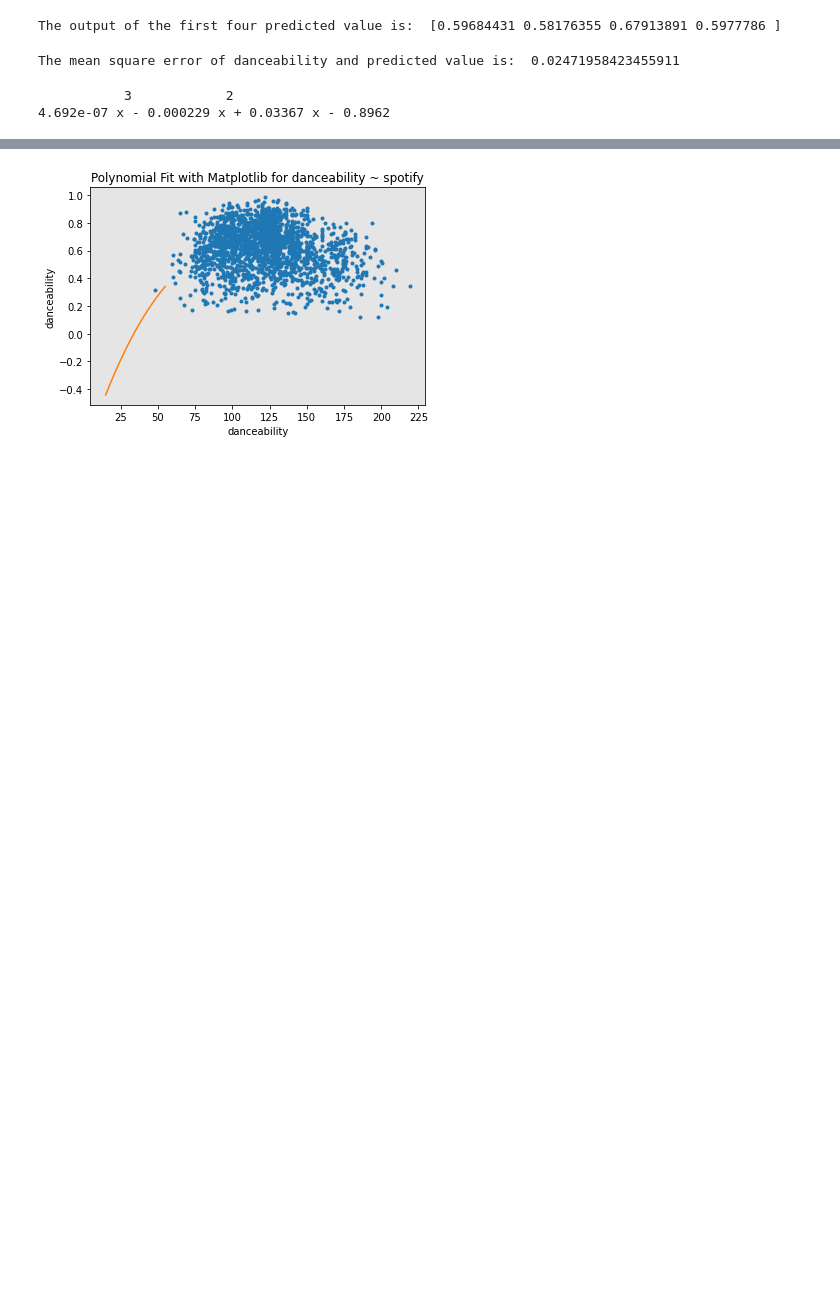
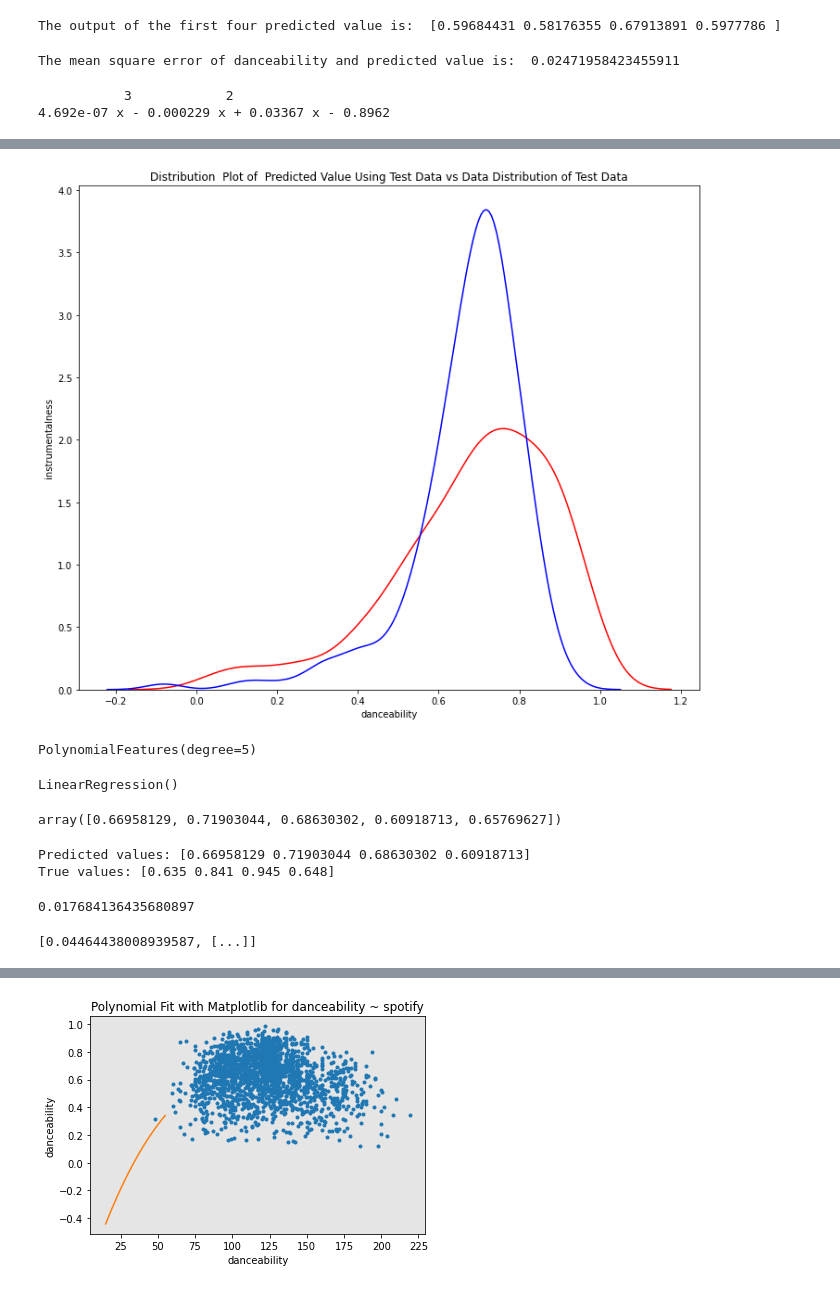
Before and after one commit to mateobivol/project-2, a Jupyter notebook: project_2_part_2.ipynb, the cells around one changed output, grey strips where cells are left out. Saved outputs shown, nothing was run; the diff lists cells and outputs as text; code cells hidden in the pictures; blank space fills up the shorter version.

```diff
--- a/project_2_part_2.ipynb
+++ b/project_2_part_2.ipynb
@@ -164,0 +276,3 @@ print(p)
+# %%
+yhat_test = lr.predict(x_test[['instrumentalness', 'danceability', 'loudness', 'tempo']])
+yhat_test[0:5]
@@ -164,0 +296,5 @@ print(p)
+# %%
+Title='Distribution  Plot of  Predicted Value Using Test Data vs Data Distribution of Test Data'
+DistributionPlot(y_test,yhat_test,"Actual Values (Test)","Predicted Values (Test)",Title)
+# %% [output]
+[figure, added]
@@ -164,0 +305,28 @@ print(p)
+# %%
+pr = PolynomialFeatures(degree=5)
+x_train_pr = pr.fit_transform(x_train[['danceability']])
+x_test_pr = pr.fit_transform(x_test[['danceability']])
+pr
+# %% [output]
+PolynomialFeatures(degree=5)
+# %%
+poly = LinearRegression()
+poly.fit(x_train_pr, y_train)
+# %% [output]
+LinearRegression()
+# %%
+yhat = poly.predict(x_test_pr)
+yhat[0:5]
+# %% [output]
+array([0.66958129, 0.71903044, 0.68630302, 0.60918713, 0.65769627])
+# %%
+print("Predicted values:", yhat[0:4])
+print("True values:", y_test[0:4].values)
+# %% [output]
+Predicted values: [0.66958129 0.71903044 0.68630302 0.60918713]
+True values: [0.635 0.841 0.945 0.648]
+# %%
+poly.score(x_train_pr, y_train)
+poly.score(x_test_pr, y_test)
+# %% [output]
+0.017684136435680897
@@ -164,0 +335,16 @@ print(p)
+# %%
+pr = PolynomialFeatures(degree=2)
+
+x_train_pr = pr.fit_transform(x_train[['danceability']])
+
+x_test_pr = pr.fit_transform(x_test[['danceability']])
+
+lr.fit(x_train_pr, y_train)
+yhat_test=lr.predict(x_test_pr)
+yhat_train=lr.predict(x_train_pr)
+mse_test= [mean_squared_error(y_test, yhat_test)]
+mse_train = mean_squared_error(y_train, yhat_train)
+mse_test.append(mse_test)
+mse_test
+# %% [output]
+[0.04464438008939587, [...]]
```
Also changed, not shown: parts of 29 cells of this notebook.
